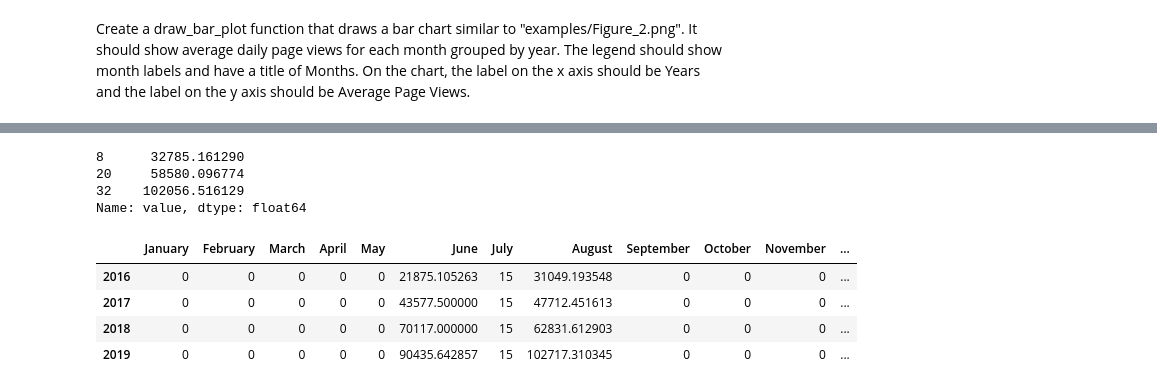
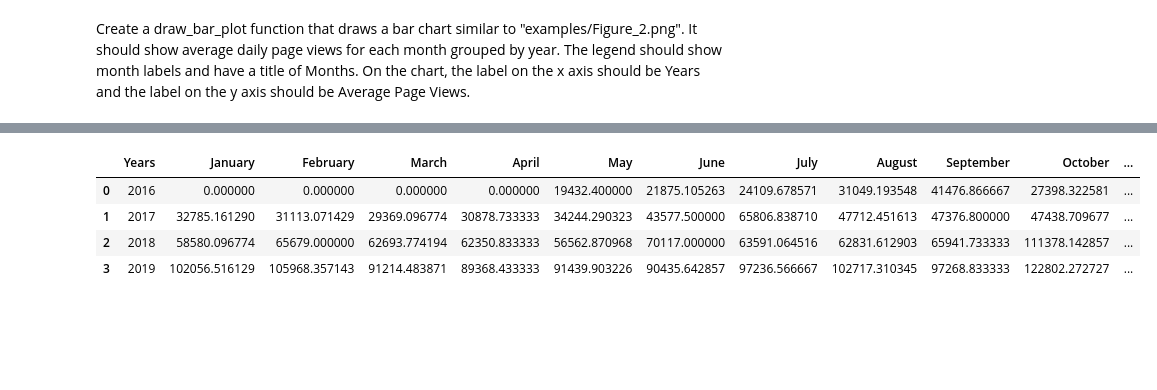
Before and after one commit to Gedis-Nov/dapy_assignments, a Jupyter notebook: time_series_visualizer/time_series_visualizer.ipynb, the cells around one changed output, grey strips where cells are left out. Drawn from its saved outputs; the diff is of its cells as text; code cells hidden in the pictures; blank space fills up the shorter version.

```diff
--- a/time_series_visualizer/time_series_visualizer.ipynb
+++ b/time_series_visualizer/time_series_visualizer.ipynb
@@ -62,24 +49,18 @@ n_tab
-# %%
-#n_tab['June'] = res_tab.loc[res_tab['date'].dt.month == 6, 'value']
-Jan = res_tab.loc[res_tab['date'].dt.month == 1, 'value']
-#Jun.index = n_tab.index
-#Aug.index = n_tab.index
-Jan
-# %% [output]
-8      32785.161290
-20     58580.096774
-32    102056.516129
-Name: value, dtype: float64
-# %%
-n_tab['June'] = Jun
-n_tab['August'] = Aug
-#n_tab['May'] = res_tab.loc[res_tab['date'].dt.month == 5, 'value']
-#n_tab['August'] = res_tab.loc[res_tab['date'].dt.month == 8, 'value']
-n_tab['July'] = 15
-n_tab
-# %% [output]
-|  | January | February | March | April | May | June | July | August | September | October | November | ... |
-| 2016 | 0 | 0 | 0 | 0 | 0 | 21875.105263 | 15 | 31049.193548 | 0 | 0 | 0 | ... |
-| 2017 | 0 | 0 | 0 | 0 | 0 | 43577.500000 | 15 | 47712.451613 | 0 | 0 | 0 | ... |
-| 2018 | 0 | 0 | 0 | 0 | 0 | 70117.000000 | 15 | 62831.612903 | 0 | 0 | 0 | ... |
-| 2019 | 0 | 0 | 0 | 0 | 0 | 90435.642857 | 15 | 102717.310345 | 0 | 0 | 0 | ... |
+# %%
+cols = ['Years', 'January', 'February', 'March', 'April', 'May', 'June', 'July', 'August', 'September', 'October', 'November', 'December']
+t_tab = pd.DataFrame({'Years':['2016', '2017', '2018', '2019']})
+for i in range(12):
+    vval = []
+    for j in range(4):
+        y_tab = res_tab.loc[res_tab['date'].dt.year == (2016 + j)]
+        mdat = y_tab.loc[y_tab['date'].dt.month == (i + 1), 'value']
+        vval.append(mdat.values[0]) if len(mdat) != 0 else vval.append(float(0))
+    t_tab[i] = vval
+t_tab.columns = cols
+t_tab
+# %% [output]
+|  | Years | January | February | March | April | May | June | July | August | September | October | ... |
+| 0 | 2016 | 0.000000 | 0.000000 | 0.000000 | 0.000000 | 19432.400000 | 21875.105263 | 24109.678571 | 31049.193548 | 41476.866667 | 27398.322581 | ... |
+| 1 | 2017 | 32785.161290 | 31113.071429 | 29369.096774 | 30878.733333 | 34244.290323 | 43577.500000 | 65806.838710 | 47712.451613 | 47376.800000 | 47438.709677 | ... |
+| 2 | 2018 | 58580.096774 | 65679.000000 | 62693.774194 | 62350.833333 | 56562.870968 | 70117.000000 | 63591.064516 | 62831.612903 | 65941.733333 | 111378.142857 | ... |
+| 3 | 2019 | 102056.516129 | 105968.357143 | 91214.483871 | 89368.433333 | 91439.903226 | 90435.642857 | 97236.566667 | 102717.310345 | 97268.833333 | 122802.272727 | ... |
```
Also changed, not shown: parts of 4 cells of this notebook.
